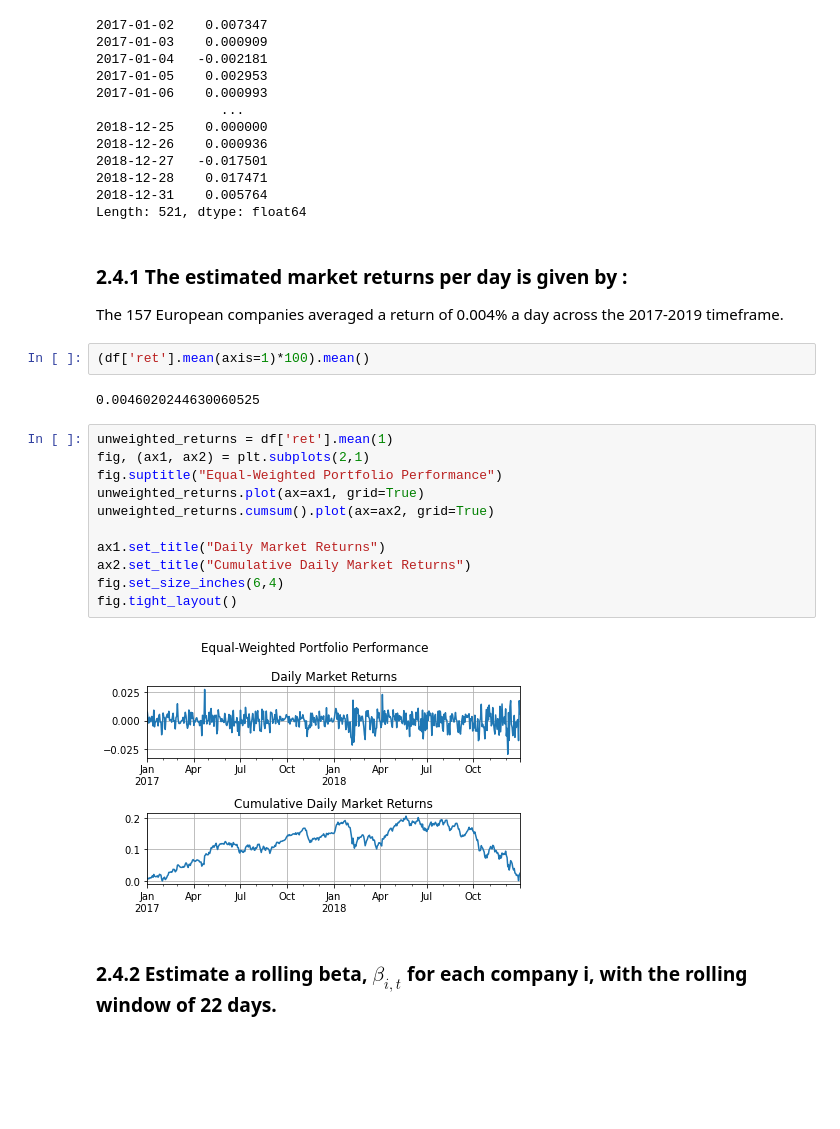
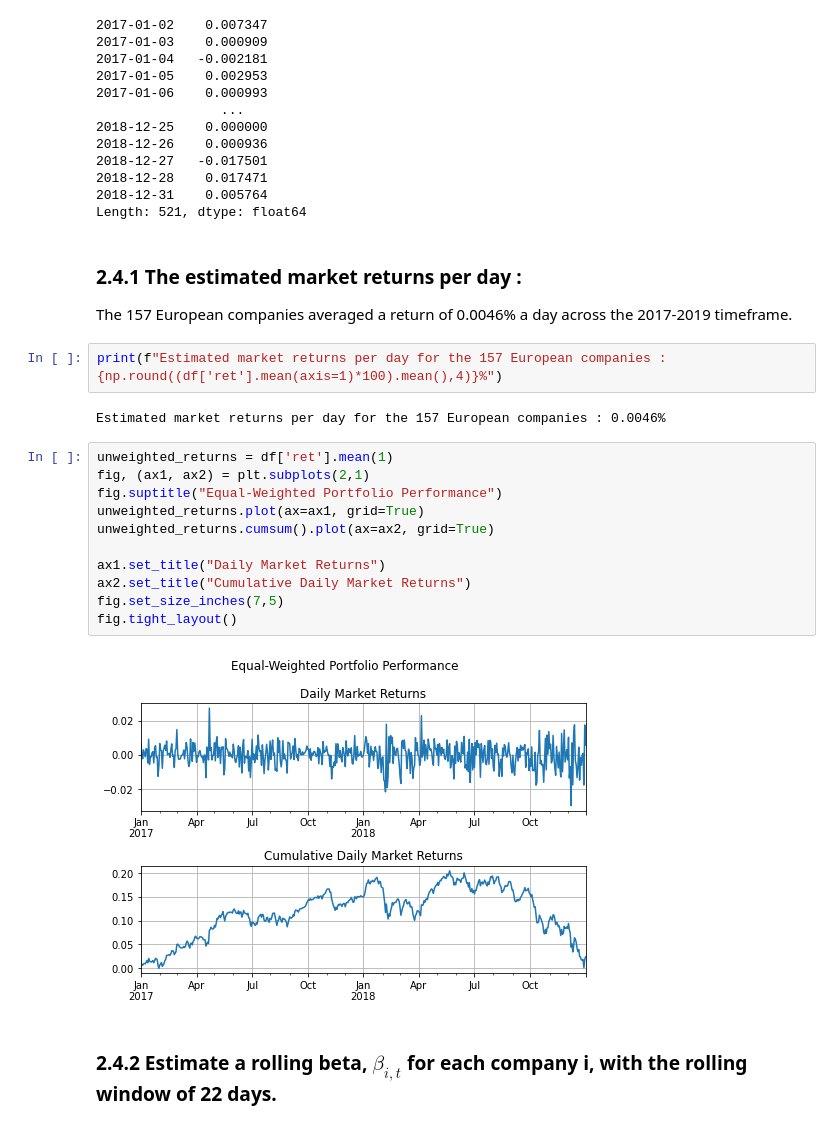
Before and after one commit to zxt18/Financial-Signal-Processing, a Jupyter notebook: Coursework_1.ipynb, the cells around one changed output. Drawn from its saved outputs; the diff is of its cells as text; blank space fills up the shorter version.

```diff
--- a/Coursework_1.ipynb
+++ b/Coursework_1.ipynb
@@ -586,26 +613,26 @@ df['ret'].mean(axis=1)
 2018-12-31    0.005764
 Length: 521, dtype: float64
 # %% [markdown]
-### 2.4.1 The estimated market returns per day is given by :
+### 2.4.1 The estimated market returns per day :
 
-The 157 European companies averaged a return of 0.004% a day across the 2017-2019 timeframe.
+The 157 European companies averaged a return of 0.0046% a day across the 2017-2019 timeframe.
 # %%
-(df['ret'].mean(axis=1)*100).mean()
+print(f"Estimated market returns per day for the 157 European companies : {np.round((df['ret'].mean(axis=1)*100).mean(),4)}%")
 # %% [output]
-0.0046020244630060525
+Estimated market returns per day for the 157 European companies : 0.0046%
 # %%
 unweighted_returns = df['ret'].mean(1)
 fig, (ax1, ax2) = plt.subplots(2,1)
 fig.suptitle("Equal-Weighted Portfolio Performance")
 unweighted_returns.plot(ax=ax1, grid=True)
 unweighted_returns.cumsum().plot(ax=ax2, grid=True)
 
 ax1.set_title("Daily Market Returns")
 ax2.set_title("Cumulative Daily Market Returns")
-fig.set_size_inches(6,4)
+fig.set_size_inches(7,5)
 fig.tight_layout()
 # %% [output]
-[figure, old version]
+[figure, new version]
 # %% [markdown]
 ### 2.4.2 Estimate a rolling beta, $\beta_{i,t}$ for each company i, with the rolling window of 22 days.
 # %% [markdown]
```
Also changed, not shown: parts of 68 cells of this notebook, 4 other files.
